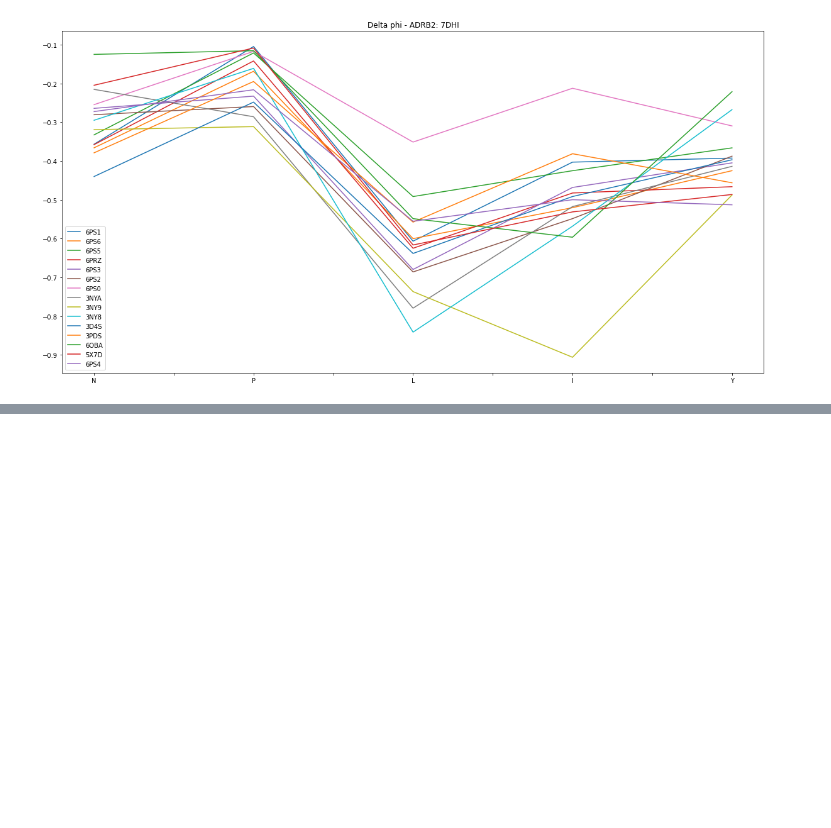
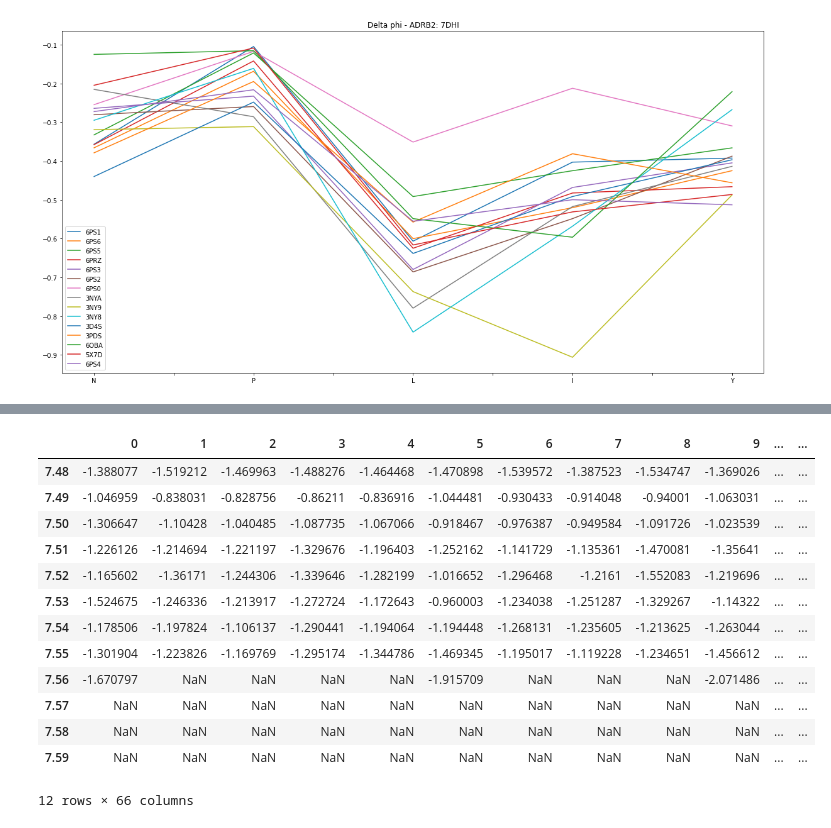
Before and after one commit to flurinh/mt, a Jupyter notebook: ICL4_visualization.ipynb, the cells around one changed output, grey strips where cells are left out. Cells and saved outputs as stored; diff of their text form; code cells hidden in the pictures; blank space fills up the shorter version.

```diff
--- a/ICL4_visualization.ipynb
+++ b/ICL4_visualization.ipynb
@@ -263,0 +334,17 @@ plot_tm7(pdb=names_a_i[0], gene=genes_i[0], data=df_phi, angle='phi')
+# %%
+df_ang
+# %% [output]
+|  | 0 | 1 | 2 | 3 | 4 | 5 | 6 | 7 | 8 | 9 | ... | ... |
+| 7.48 | -1.388077 | -1.519212 | -1.469963 | -1.488276 | -1.464468 | -1.470898 | -1.539572 | -1.387523 | -1.534747 | -1.369026 | ... | ... |
+| 7.49 | -1.046959 | -0.838031 | -0.828756 | -0.86211 | -0.836916 | -1.044481 | -0.930433 | -0.914048 | -0.94001 | -1.063031 | ... | ... |
+| 7.50 | -1.306647 | -1.10428 | -1.040485 | -1.087735 | -1.067066 | -0.918467 | -0.976387 | -0.949584 | -1.091726 | -1.023539 | ... | ... |
+| 7.51 | -1.226126 | -1.214694 | -1.221197 | -1.329676 | -1.196403 | -1.252162 | -1.141729 | -1.135361 | -1.470081 | -1.35641 | ... | ... |
+| 7.52 | -1.165602 | -1.36171 | -1.244306 | -1.339646 | -1.282199 | -1.016652 | -1.296468 | -1.2161 | -1.552083 | -1.219696 | ... | ... |
+| 7.53 | -1.524675 | -1.246336 | -1.213917 | -1.272724 | -1.172643 | -0.960003 | -1.234038 | -1.251287 | -1.329267 | -1.14322 | ... | ... |
+| 7.54 | -1.178506 | -1.197824 | -1.106137 | -1.290441 | -1.194064 | -1.194448 | -1.268131 | -1.235605 | -1.213625 | -1.263044 | ... | ... |
+| 7.55 | -1.301904 | -1.223826 | -1.169769 | -1.295174 | -1.344786 | -1.469345 | -1.195017 | -1.119228 | -1.234651 | -1.456612 | ... | ... |
+| 7.56 | -1.670797 | NaN | NaN | NaN | NaN | -1.915709 | NaN | NaN | NaN | -2.071486 | ... | ... |
+| 7.57 | NaN | NaN | NaN | NaN | NaN | NaN | NaN | NaN | NaN | NaN | ... | ... |
+| 7.58 | NaN | NaN | NaN | NaN | NaN | NaN | NaN | NaN | NaN | NaN | ... | ... |
+| 7.59 | NaN | NaN | NaN | NaN | NaN | NaN | NaN | NaN | NaN | NaN | ... | ... |
+12 rows × 66 columns
```
Also changed, not shown: parts of 35 cells of this notebook, 17 other files.
